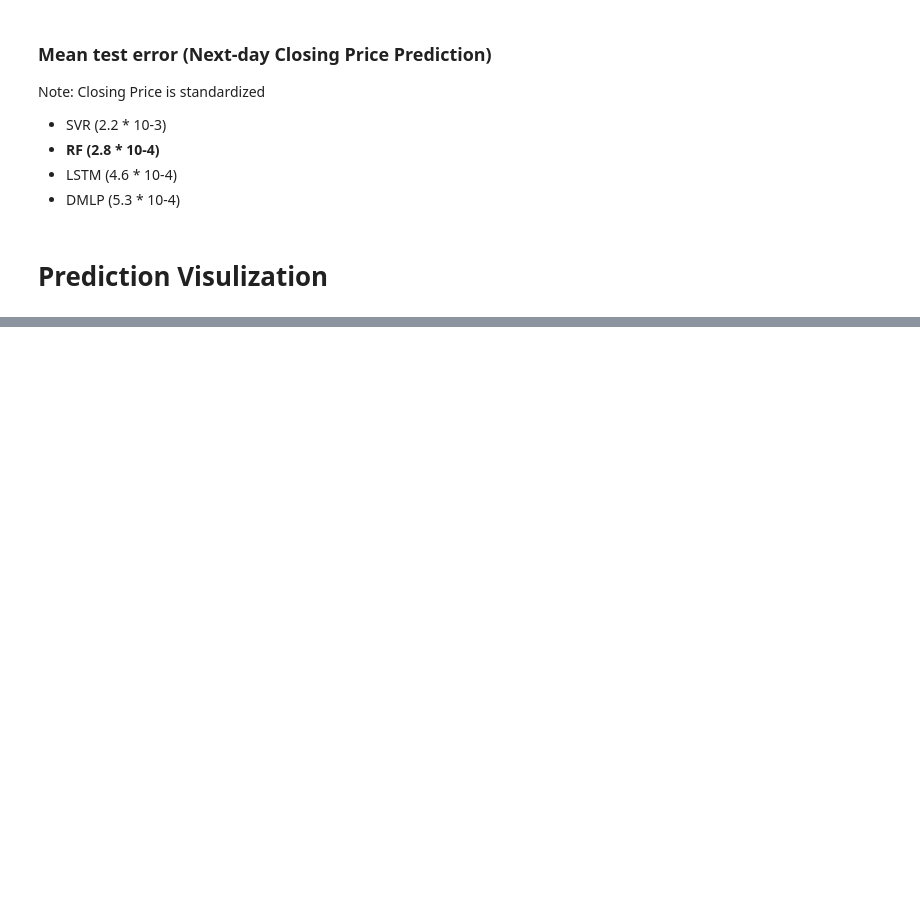
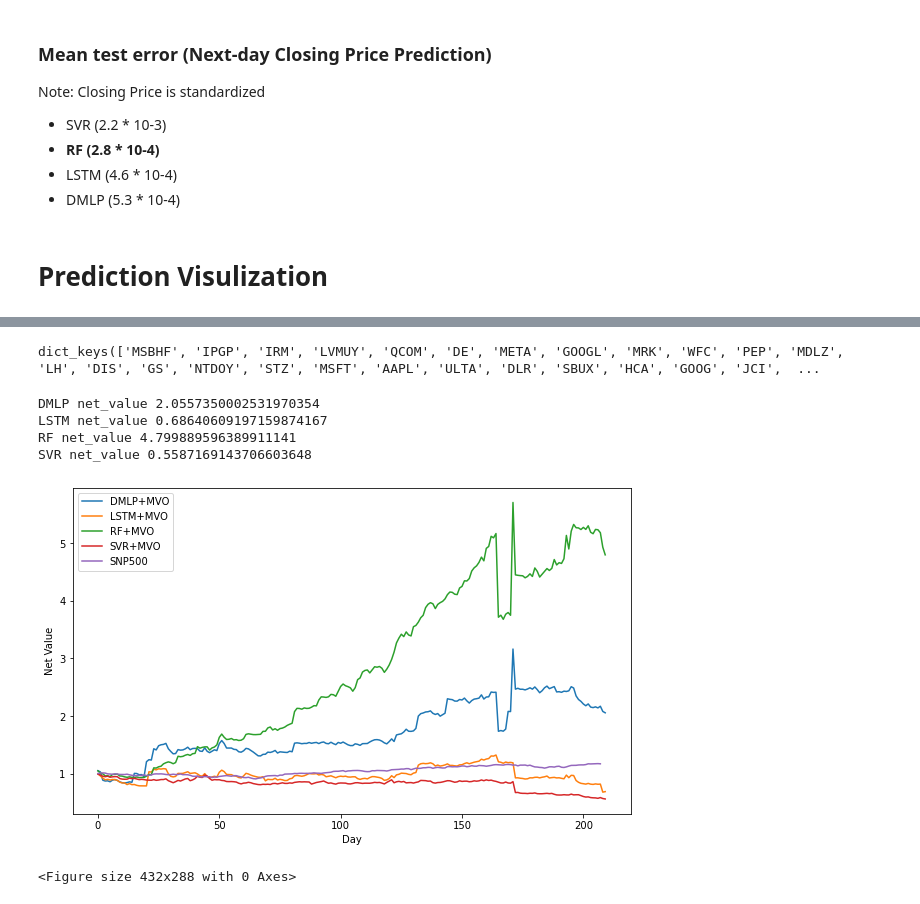
Before and after one commit to kyle1373/stock-portfolio-optimization, a Jupyter notebook: stock_prediction.ipynb, the cells around one changed output, grey strips where cells are left out. Drawn from its saved outputs; the diff is of its cells as text; code cells hidden in the pictures; blank space fills up the shorter version.

```diff
--- a/stock_prediction.ipynb
+++ b/stock_prediction.ipynb
@@ -553,0 +739,38 @@ for stock in sample_stocks:
+# %%
+print(stock_60d.keys())
+# %% [output]
+dict_keys(['MSBHF', 'IPGP', 'IRM', 'LVMUY', 'QCOM', 'DE', 'META', 'GOOGL', 'MRK', 'WFC', 'PEP', 'MDLZ', 'LH', 'DIS', 'GS', 'NTDOY', 'STZ', 'MSFT', 'AAPL', 'ULTA', 'DLR', 'SBUX', 'HCA', 'GOOG', 'JCI',  ...
+# %%
+
+# Load the csv file
+file_path = 'Dataset/SNP500.csv'
+data = pd.read_csv(file_path)
+
+# Select rows 12 to 382 (inclusive) for the Closing date prices
+selected_data = data.iloc[12:220]['Close']
+
+
+# Convert the selected data to a numpy array
+closing_prices_array = selected_data.to_numpy()[::-1]
+closing_prices_array = closing_prices_array / closing_prices_array[0]
+
+
+plt.figure(figsize=(10,6))
+plt.xlabel('Day')
+plt.ylabel('Net Value')
+for model_n in models:
+    net_value = net_values[model_n]
+    plt.plot(net_value, label=model_n+ "+MVO")
+    print(model_n, 'net_value', net_value[209])
+plt.plot(closing_prices_array, label="SNP500")
+plt.legend()
+plt.show()
+
+plt.savefig('MVO.png',dpi=300)
+# %% [output]
+DMLP net_value 2.0557350002531970354
+LSTM net_value 0.68640609197159874167
+RF net_value 4.799889596389911141
+SVR net_value 0.5587169143706603648
+[figure, added]
+<Figure size 432x288 with 0 Axes>
```
Also changed, not shown: parts of 12 cells of this notebook.
